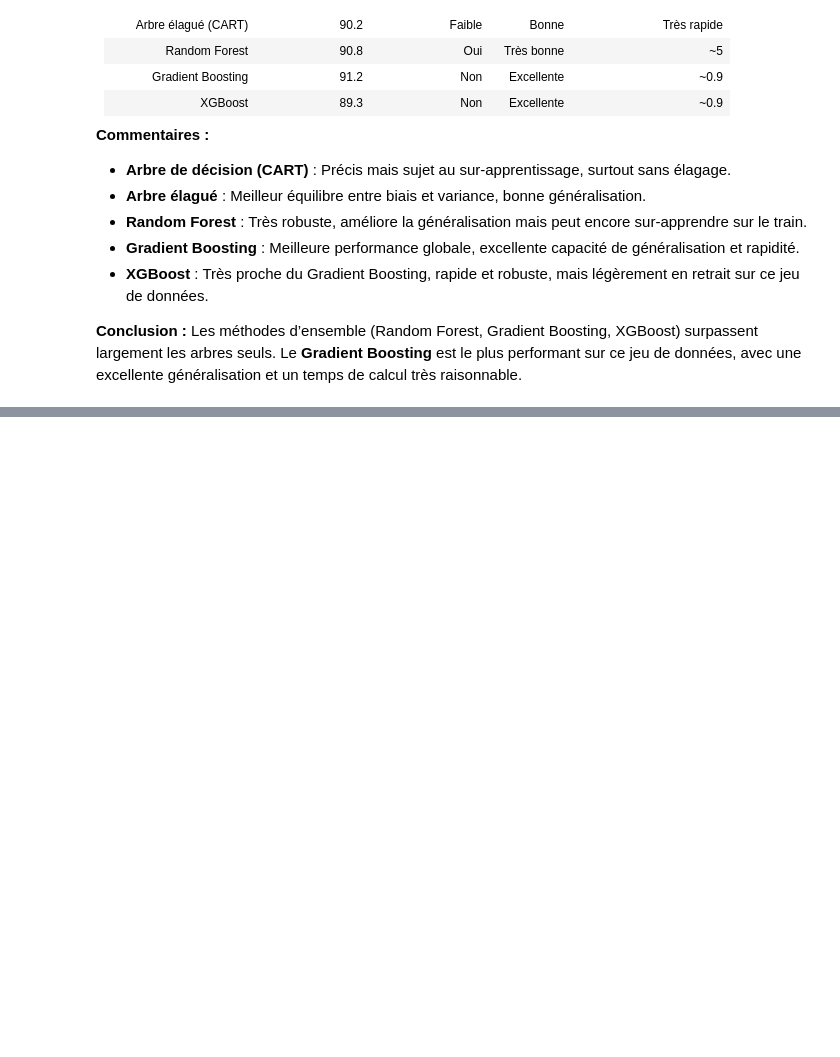
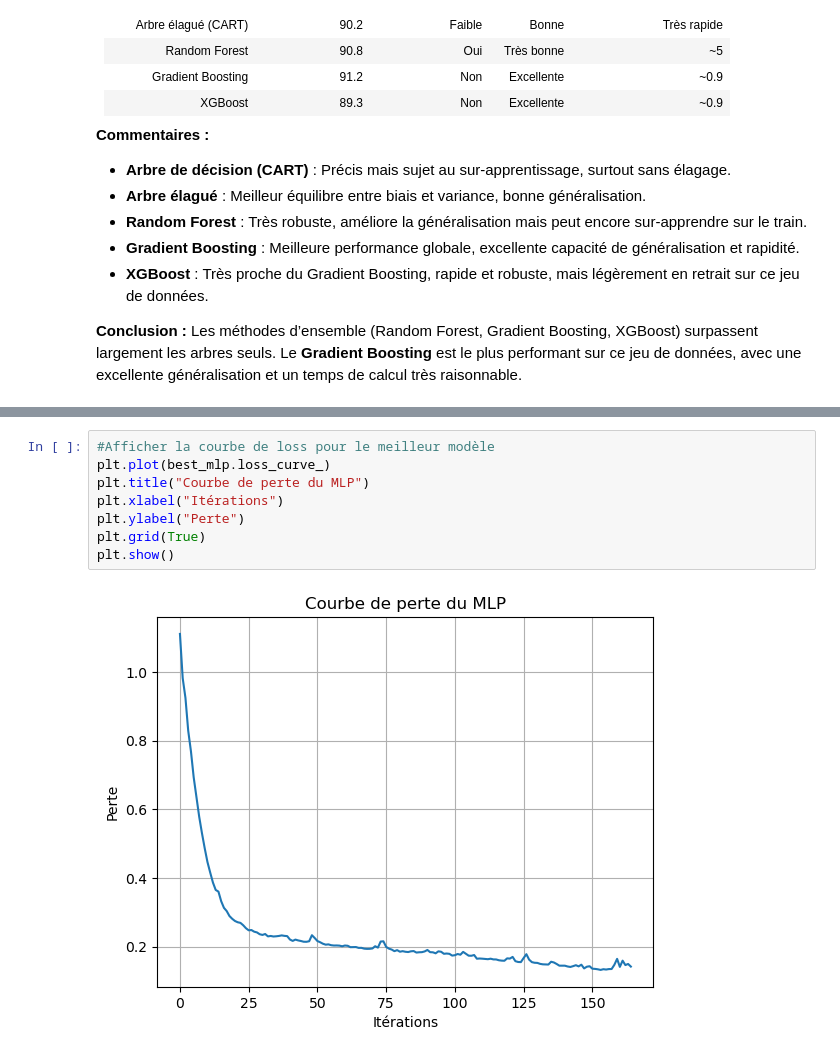
Before and after one commit to Dorianhgn/ProjetML4A, a Jupyter notebook: Experience_Level/Matteo/python.ipynb, the cells around one changed output, grey strips where cells are left out. Saved outputs shown, nothing was run; the diff lists cells and outputs as text; blank space fills up the shorter version.

```diff
--- a/Experience_Level/Matteo/python.ipynb
+++ b/Experience_Level/Matteo/python.ipynb
@@ -758,0 +826,10 @@ Les méthodes d’ensemble (Random Forest, Gradient Boosting, XGBoost) surpassen
+# %%
+#Afficher la courbe de loss pour le meilleur modèle
+plt.plot(best_mlp.loss_curve_)
+plt.title("Courbe de perte du MLP")
+plt.xlabel("Itérations")
+plt.ylabel("Perte")
+plt.grid(True)
+plt.show()
+# %% [output]
+[figure, added]
```
Also changed, not shown: parts of 7 cells of this notebook.
